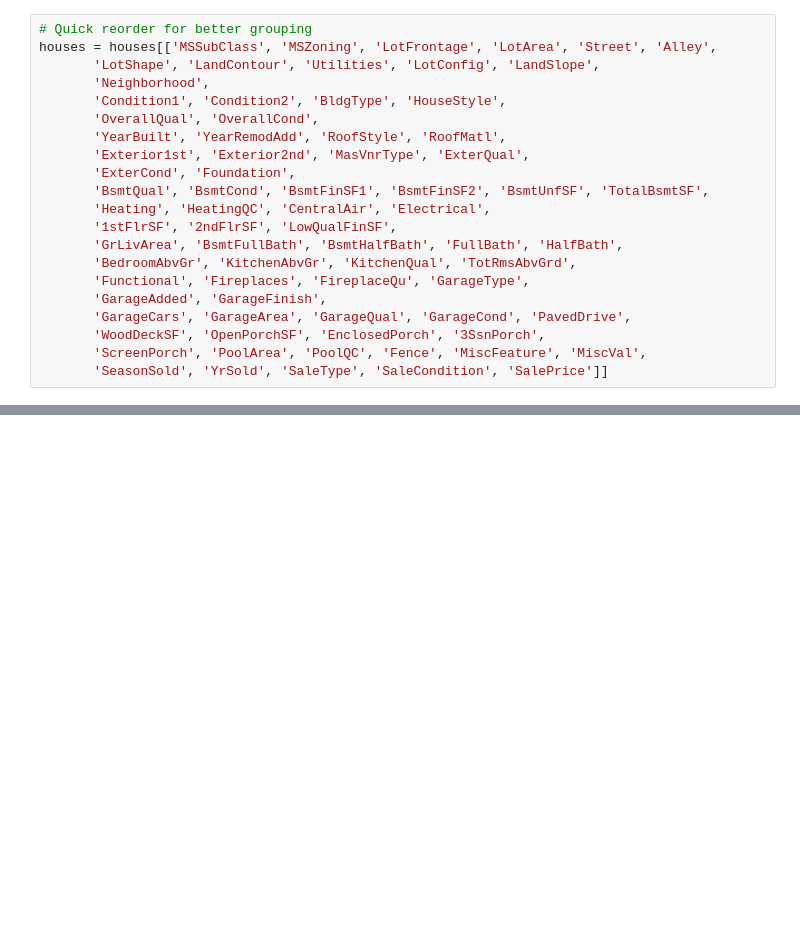
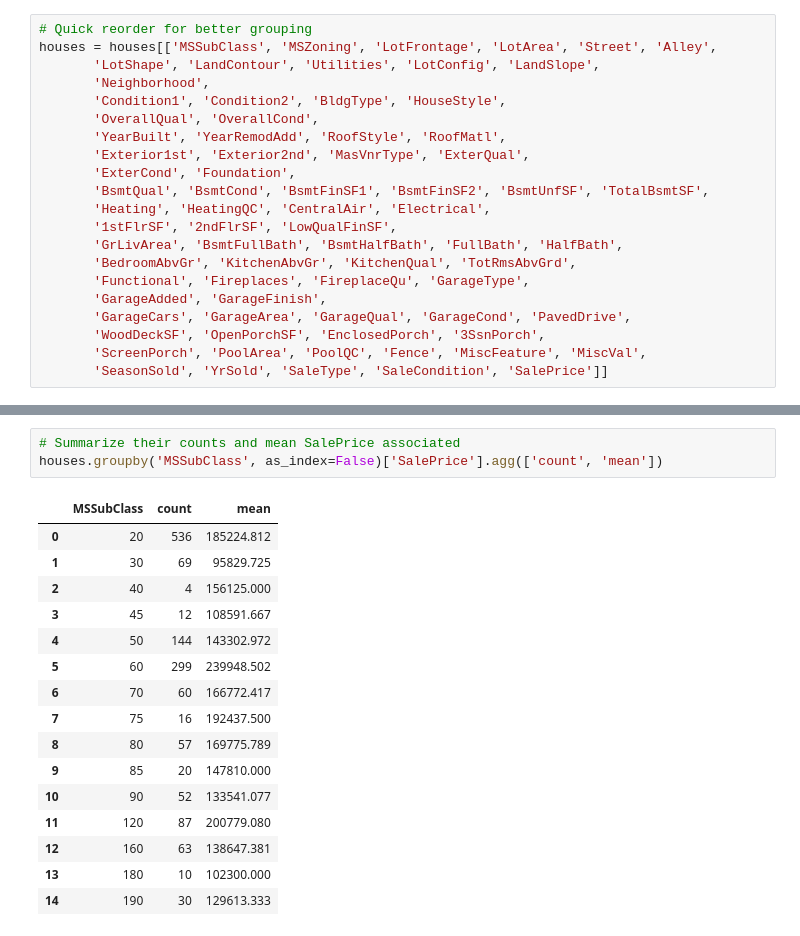
Before and after one commit to faupel15/Housing_Price_Prediction, a Jupyter notebook: Housing_Price_Prediction.ipynb, the cells around one changed output, grey strips where cells are left out. Saved outputs shown, nothing was run; the diff lists cells and outputs as text; blank space fills up the shorter version.

```diff
--- a/Housing_Price_Prediction.ipynb
+++ b/Housing_Price_Prediction.ipynb
@@ -699,0 +767,20 @@ houses = houses[['MSSubClass', 'MSZoning', 'LotFrontage', 'LotArea', 'Street', '
+# %%
+# Summarize their counts and mean SalePrice associated
+houses.groupby('MSSubClass', as_index=False)['SalePrice'].agg(['count', 'mean'])
+# %% [output]
+|  | MSSubClass | count | mean |
+| 0 | 20 | 536 | 185224.812 |
+| 1 | 30 | 69 | 95829.725 |
+| 2 | 40 | 4 | 156125.000 |
+| 3 | 45 | 12 | 108591.667 |
+| 4 | 50 | 144 | 143302.972 |
+| 5 | 60 | 299 | 239948.502 |
+| 6 | 70 | 60 | 166772.417 |
+| 7 | 75 | 16 | 192437.500 |
+| 8 | 80 | 57 | 169775.789 |
+| 9 | 85 | 20 | 147810.000 |
+| 10 | 90 | 52 | 133541.077 |
+| 11 | 120 | 87 | 200779.080 |
+| 12 | 160 | 63 | 138647.381 |
+| 13 | 180 | 10 | 102300.000 |
+| 14 | 190 | 30 | 129613.333 |
```
Also changed, not shown: parts of 15 cells of this notebook.
